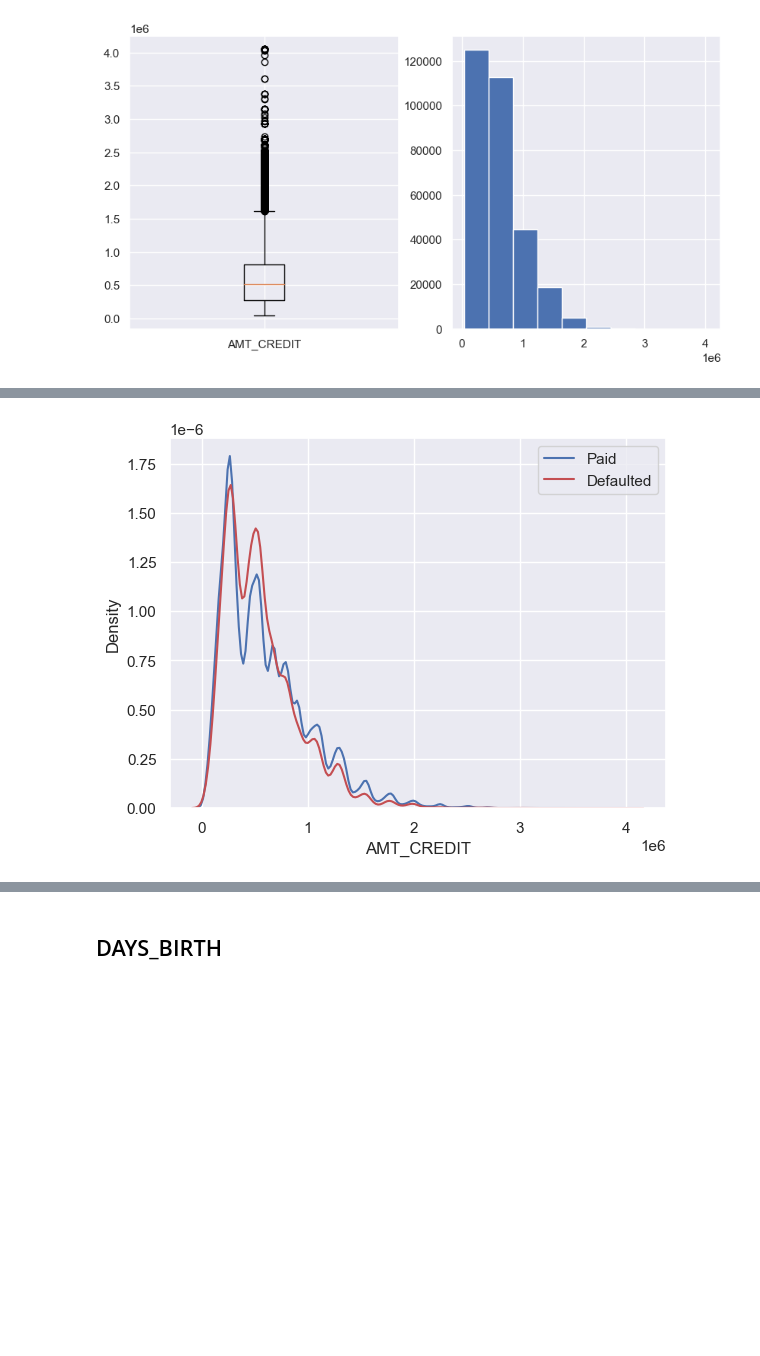
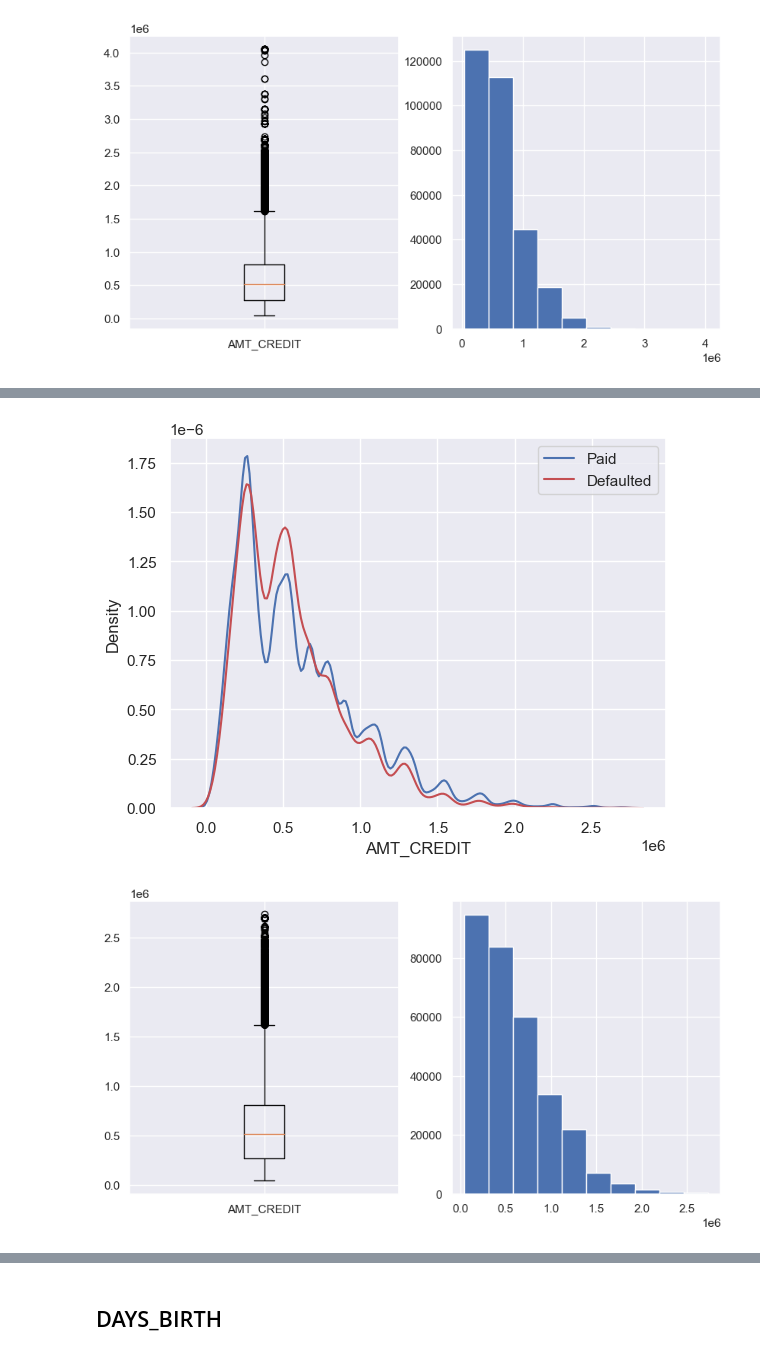
Before and after one commit to seg-fault123/bdm_project, a Jupyter notebook: cleaning.ipynb, the cells around one changed output, grey strips where cells are left out. Saved outputs shown, nothing was run; the diff lists cells and outputs as text; code cells hidden in the pictures; blank space fills up the shorter version.

```diff
--- a/cleaning.ipynb
+++ b/cleaning.ipynb
@@ -55,6 +55,7 @@ def plot_hist_box(data, feature):
     axes[0].boxplot(data[feature].dropna());
     axes[0].set_xticklabels([feature]);
     axes[1].hist(data[feature]);
+    return axes
 # %%
 def plot_hist_default_pct(feature, dataframe, bins):
     df=dataframe.copy()
@@ -145,5 +172,9 @@ plot_hist_box(numerical_frame, 'AMT_CREDIT')
 # %%
-plot_kde_vs_target('AMT_CREDIT', numerical_frame)
+plot_kde_vs_target('AMT_CREDIT', good_frame)
 # %% [output]
-[figure, old version]
+[figure, new version]
+# %%
+plot_hist_box(good_frame, 'AMT_CREDIT');
+# %% [output]
+[figure, added]
 # %%
```
Also changed, not shown: parts of 70 cells of this notebook, 1 other file.
